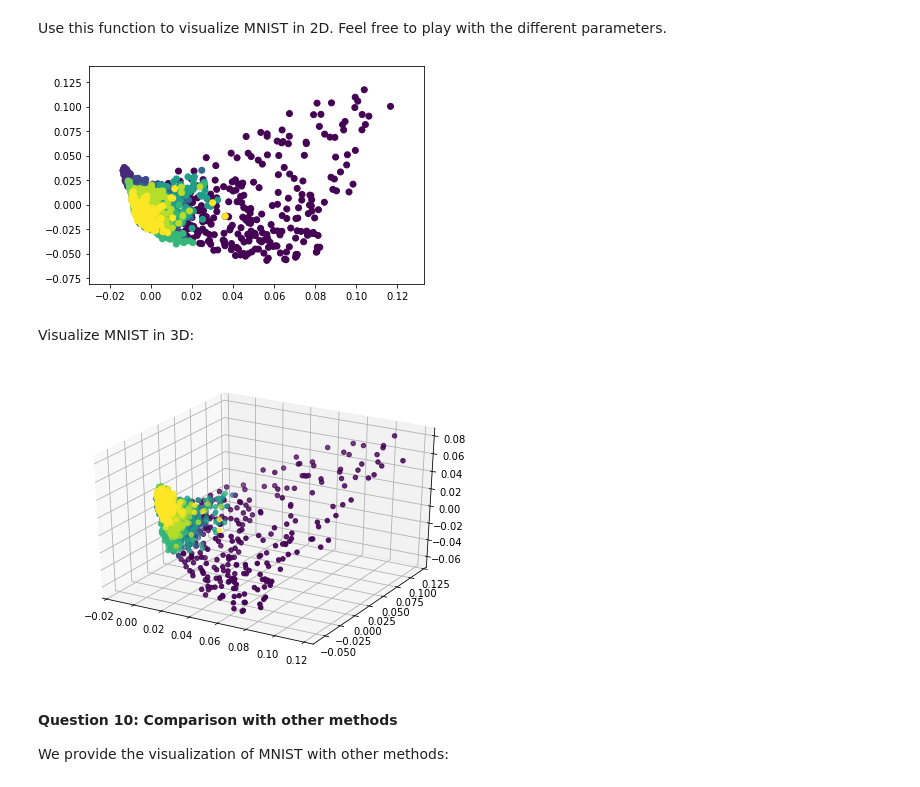
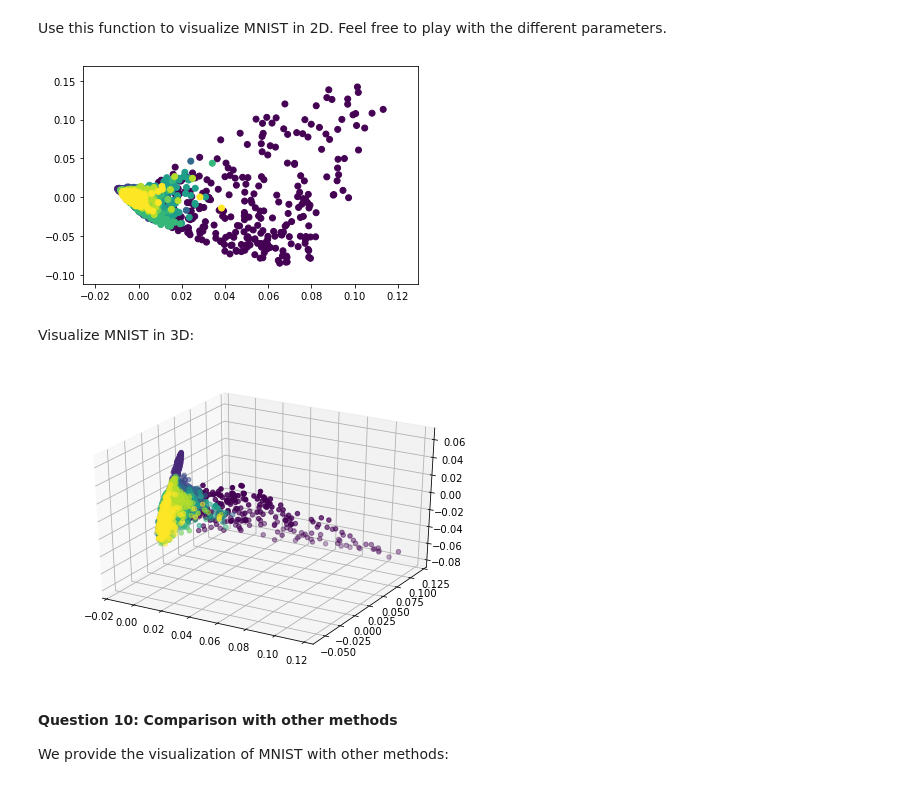
Before and after one commit to YuxuanLongBeyond/ntds2019, a Jupyter notebook: assignments/2_learning_with_graphs.ipynb, the cells around one changed output. Drawn from its saved outputs; the diff is of its cells as text; code cells hidden in the pictures.

```diff
--- a/assignments/2_learning_with_graphs.ipynb
+++ b/assignments/2_learning_with_graphs.ipynb
@@ -124,7 +125,11 @@ def spectral_decomposition(laplacian: np.ndarray):
         U (np.ndarray): corresponding eigenvectors.
     """
 
+    # lamb, U = scipy.linalg.eigh(laplacian, eigvals = (0, k - 1))
+
     # Your code here
-    lamb, U = np.linalg.eig(laplacian)
+    # lamb, U = np.linalg.eig(laplacian)
+    lamb, U = np.linalg.eigh(laplacian)
+
     return lamb, U
 # %%
@@ -331,17 +341,17 @@ Use this function to visualize MNIST in 2D. Feel free to play with the different
 # %%
 dim = 2
 # Your code here
 sigma = 1000.0
-epsilon = 0.02
+epsilon = 0.03
 normalize = True
 # adjacency = epsilon_similarity_graph(X_mnist, sigma = sigma, epsilon = epsilon)
 # plt.spy(adjacency)
 # plt.show()
 u_k = laplacian_eigenmaps(X_mnist, dim, sigma, epsilon, normalize)
 plt.scatter(u_k[:, 0], u_k[:, 1], c=y_mnist)
 plt.show()
 # %% [output]
-[figure, old version]
+[figure, new version]
 # %% [markdown]
 Visualize MNIST in 3D:
 # %%
@@ -360,7 +370,7 @@ ax = Axes3D(fig)
 ax.scatter(u_k[:, 0], u_k[:, 1], u_k[:, 2], c=y_mnist)
 plt.show()
 # %% [output]
-[figure, old version]
+[figure, new version]
 # %% [markdown]
 #### Question 10: Comparison with other methods
 We provide the visualization of MNIST with other methods:
```
Also changed, not shown: parts of 31 cells of this notebook.
